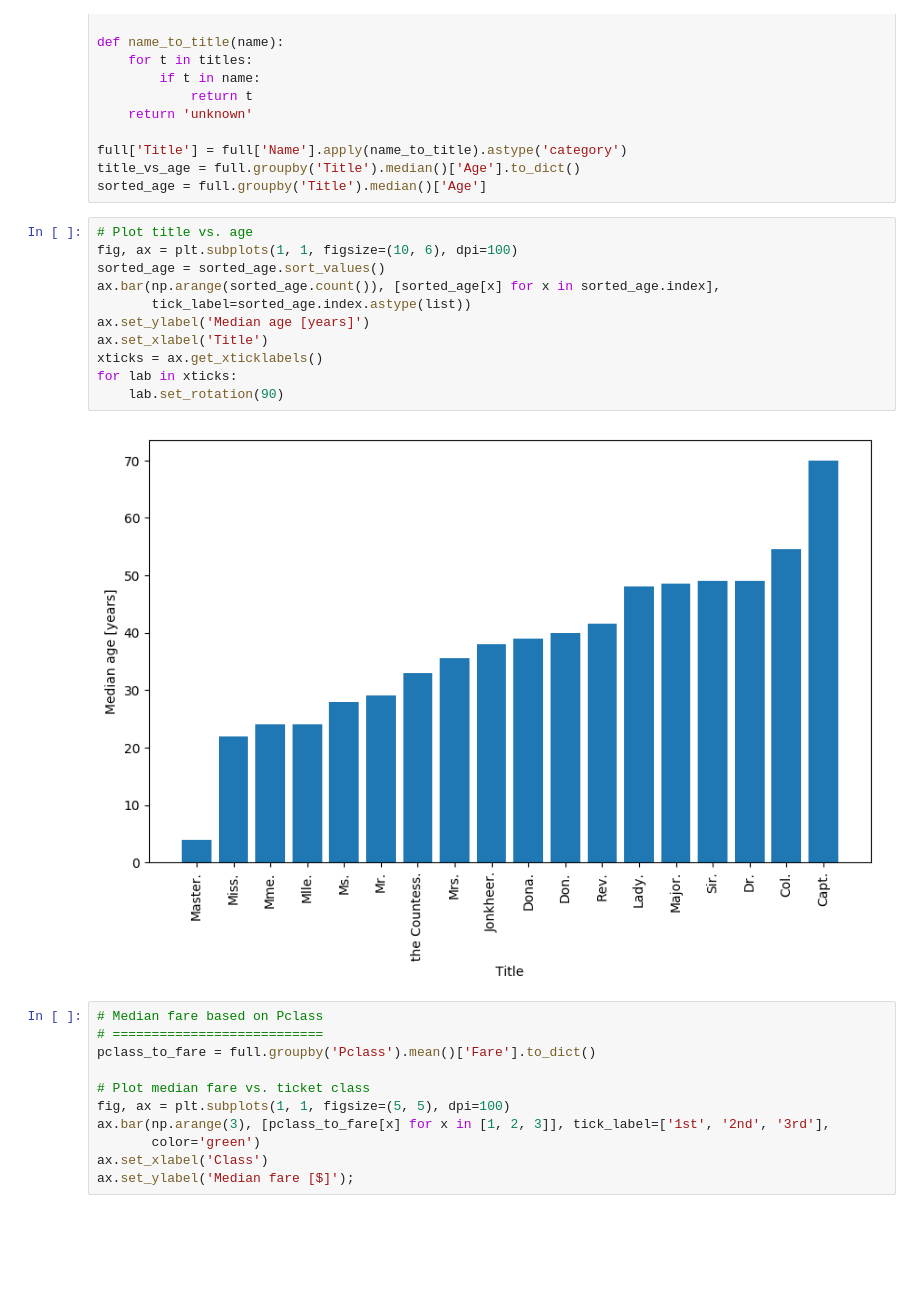
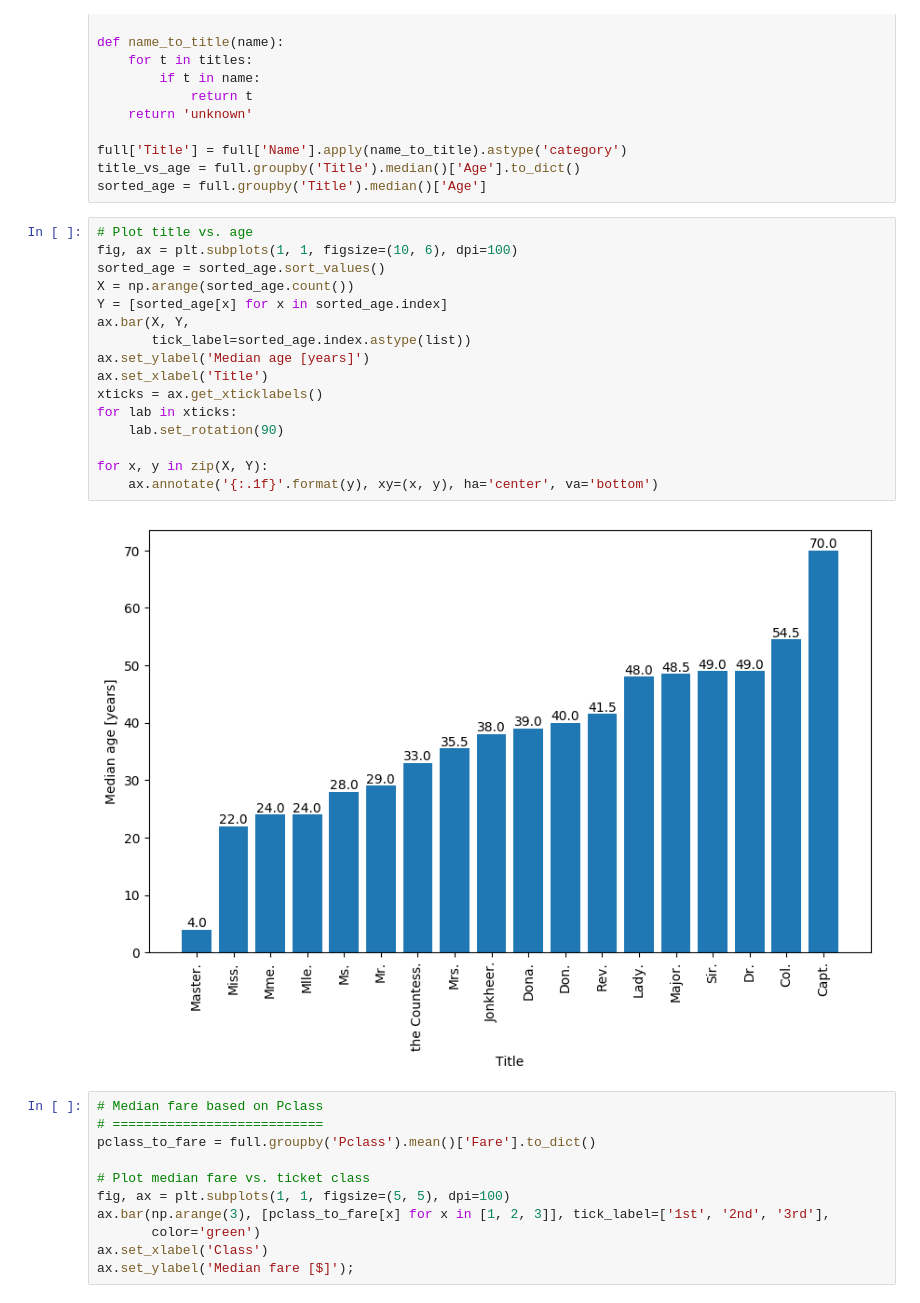
Before and after one commit to krzysztofarendt/kaggle-titanic, a Jupyter notebook: titanic_analysis.ipynb, the cells around one changed output. Saved outputs shown, nothing was run; the diff lists cells and outputs as text; blank space fills up the shorter version.

Commit message:
Annotate bar plot with median age

```diff
--- a/titanic_analysis.ipynb
+++ b/titanic_analysis.ipynb
@@ -90,16 +90,21 @@ sorted_age = full.groupby('Title').median()['Age']
 # %%
 # Plot title vs. age
 fig, ax = plt.subplots(1, 1, figsize=(10, 6), dpi=100)
 sorted_age = sorted_age.sort_values()
-ax.bar(np.arange(sorted_age.count()), [sorted_age[x] for x in sorted_age.index],
+X = np.arange(sorted_age.count())
+Y = [sorted_age[x] for x in sorted_age.index]
+ax.bar(X, Y,
        tick_label=sorted_age.index.astype(list))
 ax.set_ylabel('Median age [years]')
 ax.set_xlabel('Title')
 xticks = ax.get_xticklabels()
 for lab in xticks:
     lab.set_rotation(90)
+
+for x, y in zip(X, Y):
+    ax.annotate('{:.1f}'.format(y), xy=(x, y), ha='center', va='bottom')
 # %% [output]
-[figure, old version]
+[figure, new version]
 # %%
 # Median fare based on Pclass
 # ===========================
```
Also changed, not shown: parts of 1 cell of this notebook.
